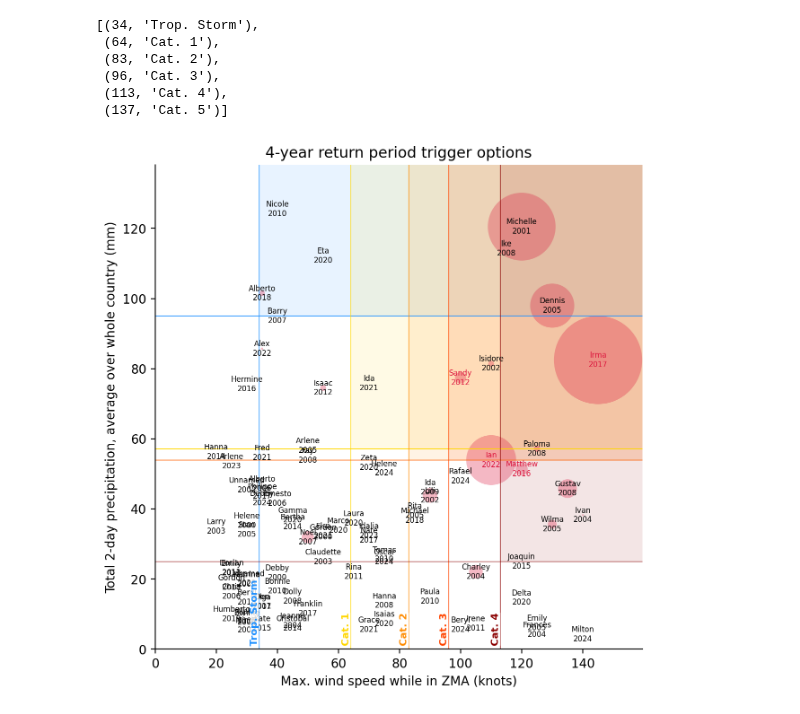
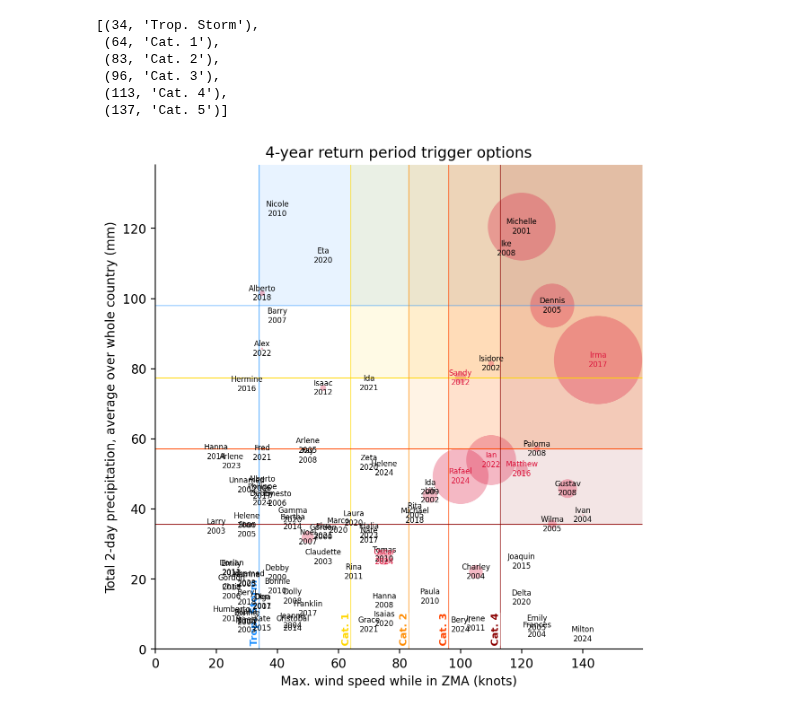
Before and after one commit to OCHA-DAP/ds-aa-cub-hurricanes, a Jupyter notebook: exploration/combine_imerg_ibtracs.ipynb, the cells around one changed output. Cells and saved outputs as stored; diff of their text form; code cells hidden in the pictures.

```diff
--- a/exploration/combine_imerg_ibtracs.ipynb
+++ b/exploration/combine_imerg_ibtracs.ipynb
@@ -38,7 +38,7 @@ df_storms
 | 13445 | f3a9d850-3a08-492c-a7c4-0d56af3ad75c | 2025131S09138 | SH322025 | 2025 | 25 | UNNAMED | True | 2025-05-13 23:12:11.828324 |
 13446 rows × 8 columns
 # %%
-blob_name = f"{PROJECT_PREFIX}/processed/impact/emdat_cerf_upto2023.parquet"
+blob_name = f"{PROJECT_PREFIX}/processed/impact/emdat_cerf_upto2024.parquet"
 df_impact = stratus.load_parquet_from_blob(blob_name)
 # %%
 df_impact["cerf"] = ~df_impact["Amount in US$"].isnull()
@@ -132,5 +132,3 @@ total_years
 25
 # %%
 target_year_count = math.floor((total_years + 1) / target_rp)
-# %%
-target_year_count = 7
@@ -193 +195,3 @@ df_threshs
 | 6 | NaN | None | 125.0 | 5 | 5.200000 |
+# %%
+df_threshs["wind_speed_max_kph"] = df_threshs["wind_speed_max"] * 1.852
@@ -212,79 +317,4 @@ cat_colors = {
 # %%
-fig, ax = plt.subplots(dpi=200, figsize=(7, 7))
-
-ymax = df_stats_complete["max_roll2_mean"].max() * 1.1
-xmax = df_stats_complete["wind_speed_max"].max() * 1.1
-
-# Bubble sizes (handle NaNs as zero)
-bubble_sizes = df_stats_complete["Total Affected"].fillna(0)
-# Optional: scale for visual clarity
-bubble_sizes_scaled = (
-    bubble_sizes / bubble_sizes.max() * 5000
-)  # Adjust 300 as needed
-
-# Plot bubbles
-ax.scatter(
-    df_stats_complete["wind_speed_max"],
-    df_stats_complete["max_roll2_mean"],
-    s=bubble_sizes_scaled,
-    alpha=0.3,
-    color="crimson",
-    edgecolor="none",
-    zorder=1,
-)
-
-for _, row in df_stats_complete.iterrows():
-    ax.annotate(
-        row["name"].capitalize() + "\n" + str(row["season"]),
-        (row["wind_speed_max"], row["max_roll2_mean"]),
-        ha="center",
-        va="center",
-        fontsize=6,
-        color="crimson" if row["cerf"] else "k",
-    )
-
-for cat_name, row in df_threshs.set_index("cat").iterrows():
-    if cat_name is None:
-        continue
-    color = cat_colors[cat_name]
-    ax.axhline(row["max_roll2_mean"], color=color, linewidth=0.5)
-    ax.axvline(row["wind_speed_max"], color=color, linewidth=0.5)
-    ax.add_patch(
-        patches.Rectangle(
-            (row["wind_speed_max"], row["max_roll2_mean"]),  # bottom left
-            xmax - row["wind_speed_max"],  # width
-            ymax - row["max_roll2_mean"],  # height
-            facecolor=color,
-            alpha=0.1,
-            zorder=0,
-        )
-    )
-    ax.annotate(
-        cat_name,
-        (row["wind_speed_max"], 1),
-        va="bottom",
-        ha="right",
-        color=color,
-        rotation=90,
-        fontweight="bold",
-        fontsize=8,
-        bbox=dict(
-            boxstyle="round,pad=0",
-            facecolor="white",  # Highlight color
-            edgecolor="none",  # No border
-            alpha=0.8,  # Transparency
-        ),
-    )
-
-
-ax.set_xlim(left=0, right=xmax)
-ax.set_ylim(bottom=0, top=ymax)
-
-ax.set_xlabel("Max. wind speed while in ZMA (knots)")
-ax.set_ylabel("Total 2-day precipitation, average over whole country (mm)")
-ax.set_title(f"{target_rp}-year return period trigger options")
-
-ax.spines.top.set_visible(False)
-ax.spines.right.set_visible(False)
+plot_rain_wind_impact()
 # %% [output]
-[figure, old version]
+[figure, new version]
```
Also changed, not shown: parts of 9 cells of this notebook, 8 other files.
